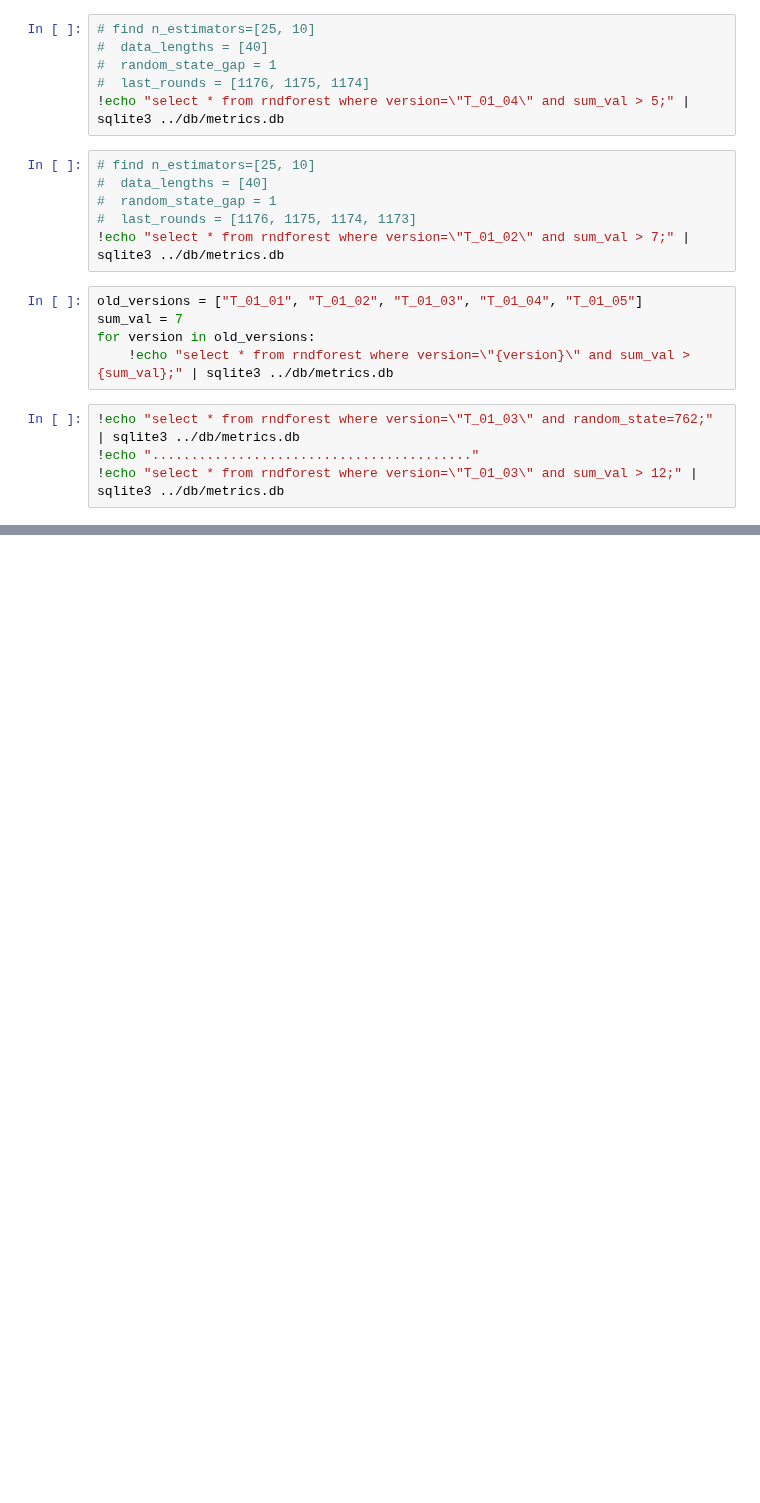
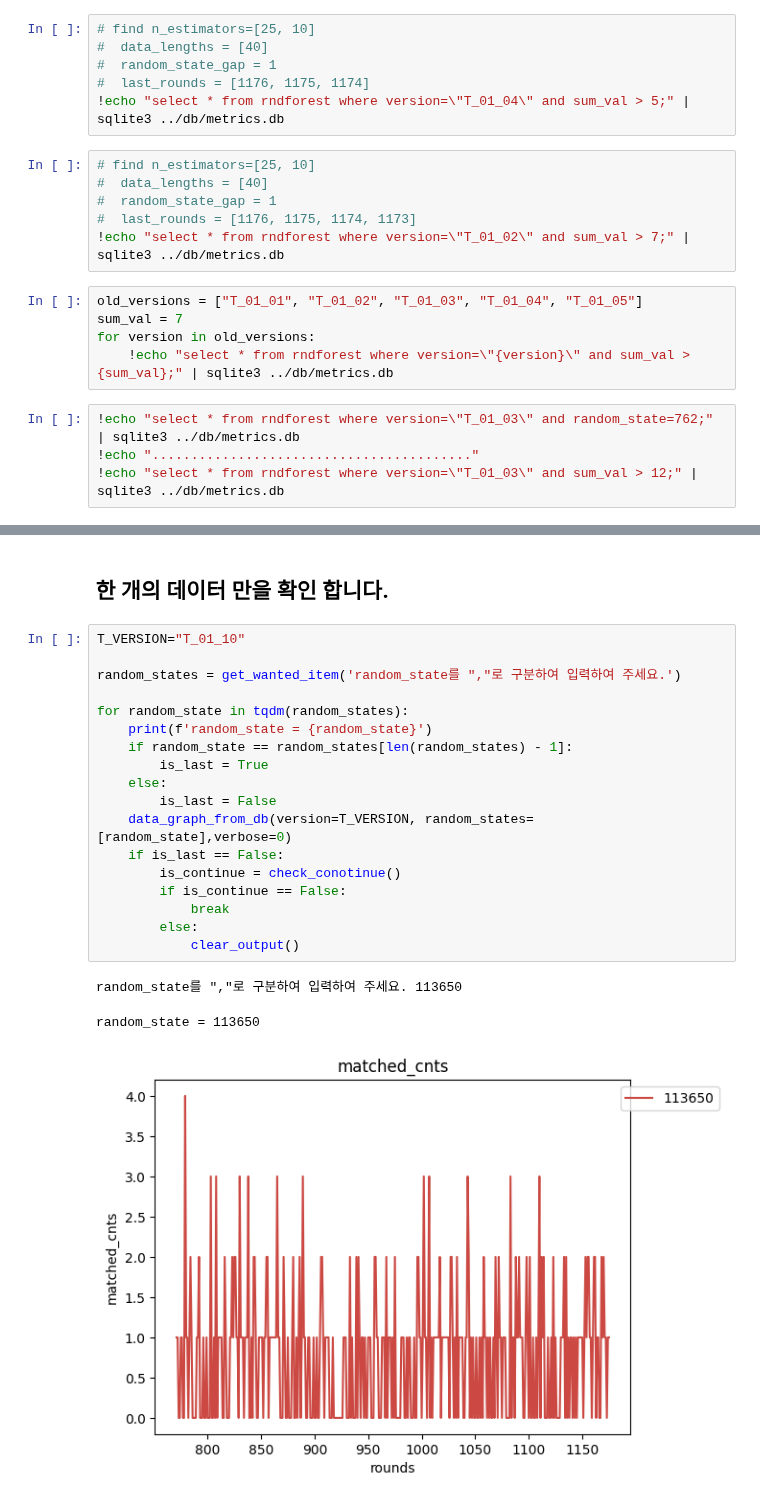
Before and after one commit to swhors/LSTM_Analyze, a Jupyter notebook: foresttrans/Analyze_book05.ipynb, the cells around one changed output, grey strips where cells are left out. Cells and saved outputs as stored; diff of their text form; blank space fills up the shorter version.

```diff
--- a/foresttrans/Analyze_book05.ipynb
+++ b/foresttrans/Analyze_book05.ipynb
@@ -378,0 +514,24 @@ wheres = and random_state in (113700,113738)
+# %% [markdown]
+## 한 개의 데이터 만을 확인 합니다.
+# %%
+T_VERSION="T_01_10"
+
+random_states = get_wanted_item('random_state를 ","로 구분하여 입력하여 주세요.')
+
+for random_state in tqdm(random_states):
+    print(f'random_state = {random_state}')
+    if random_state == random_states[len(random_states) - 1]:
+        is_last = True
+    else:
+        is_last = False
+    data_graph_from_db(version=T_VERSION, random_states=[random_state],verbose=0)
+    if is_last == False:
+        is_continue = check_conotinue()
+        if is_continue == False:
+            break
+        else:
+            clear_output()
+# %% [output]
+random_state를 ","로 구분하여 입력하여 주세요. 113650
+random_state = 113650
+[figure, added]
```
Also changed, not shown: parts of 29 cells of this notebook, 2 other files.
